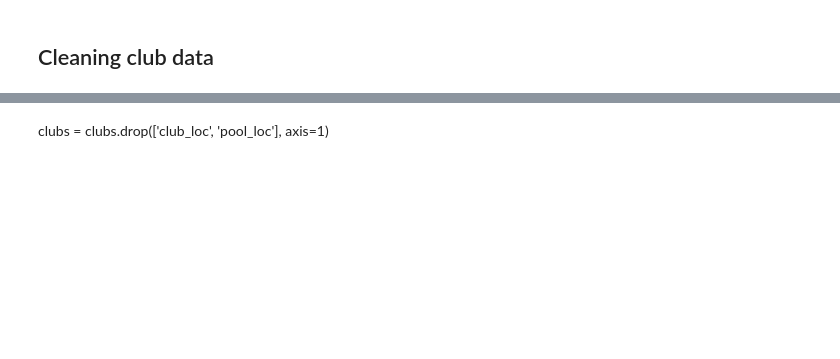
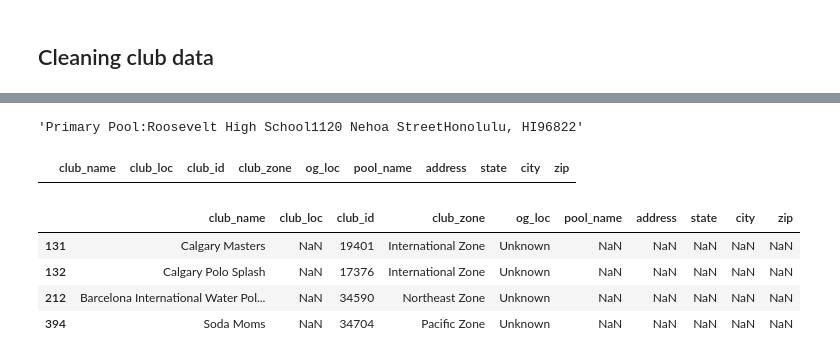
Before and after one commit to jessmontoya/Data_Science_Portfolio, a Jupyter notebook: USA_Water_Polo/Cleaning and combining Ranking and Club Info.ipynb, the cells around one changed output, grey strips where cells are left out. Saved outputs shown, nothing was run; the diff lists cells and outputs as text; code cells hidden in the pictures; blank space fills up the shorter version.

Commit message:
finish club address cleaning

```diff
--- a/USA_Water_Polo/Cleaning and combining Ranking and Club Info.ipynb
+++ b/USA_Water_Polo/Cleaning and combining Ranking and Club Info.ipynb
@@ -83,7 +129,0 @@ clubs[clubs['pool_name'].isnull()]
-# %%
-clubs['club_loc'] = clubs['club_loc'].str.replace('Rd ', 'Rd')
-clubs['club_loc'] = clubs['club_loc'].str.replace('Blvd ', 'Blvd')
-clubs['club_loc'] = clubs['club_loc'].str.replace('Lincoln ', 'Lincoln')
-clubs['club_loc'] = clubs['club_loc'].str.replace('St, ', 'St')
-clubs['club_loc'] = clubs['club_loc'].str.replace('St ', 'St')
-clubs.loc[clubs['pool_name'].str.contains(',', na=False), 'club_loc'] = clubs['club_loc'].str.replace(',',' ',1).str.strip()
@@ -94,7 +129,0 @@ clubs['address'] = clubs['address'].str.extract('(.+?)(?=\B[A-Z,])')
-# %%
-clubs['address'] = clubs['club_loc'].str.extract('([\w\s-]+),')
-# %%
-clubs.loc[clubs['address'].isnull(), 'club_loc'] = clubs['club_loc'].str.replace(',',' ',1).str.strip()
-clubs.loc[clubs['address'].isnull(), 'club_loc'] = clubs['club_loc'].str.replace('[\w\s]+[(?:\t)]+', '', 1)
-clubs.loc[clubs['address'].isnull(), 'address'] = clubs['club_loc'].str.extract('([\w\s]+),')
-clubs.loc[clubs['address'].isnull(), 'address'] = clubs['address'].str.extract('(.+)(?=\B[A-Z,])')
@@ -109,7 +130,3 @@ clubs[clubs['address'].isnull()]
-# %%
-clubs['state'] = clubs['club_loc'].str.extract('([A-Z]{2})')
-
-clubs['city'] = clubs['club_loc'].str.extract('[a-z]([A-Z][a-z]+\s*\w*)')
 # %%
 clubs.replace(u'\t',u'', regex=True, inplace=True)
 clubs.replace(u'\r',u'', regex=True, inplace=True)
@@ -117,5 +134,19 @@ clubs.replace(u'\n',u'', regex=True, inplace=True)
 # %%
 clubs['zip'] = np.nan
 clubs['zip'] = clubs['club_loc'].str.extract('([0-9]{5})\s?[0-9]*$')
-# %% [markdown]
-clubs = clubs.drop(['club_loc', 'pool_loc'], axis=1)
+# %%
+clubs.iloc[250, 4]
+# %% [output]
+'Primary Pool:Roosevelt High School1120 Nehoa StreetHonolulu, HI96822'
+# %%
+clubs[clubs['city'].str.contains('SwAlbany', na=False, flags=re.I)]
+# %% [output]
+|  | club_name | club_loc | club_id | club_zone | og_loc | pool_name | address | state | city | zip |
+# %%
+clubs[clubs['city'].isnull()]
+# %% [output]
+|  | club_name | club_loc | club_id | club_zone | og_loc | pool_name | address | state | city | zip |
+| 131 | Calgary Masters | NaN | 19401 | International Zone | Unknown | NaN | NaN | NaN | NaN | NaN |
+| 132 | Calgary Polo Splash | NaN | 17376 | International Zone | Unknown | NaN | NaN | NaN | NaN | NaN |
+| 212 | Barcelona International Water Pol... | NaN | 34590 | Northeast Zone | Unknown | NaN | NaN | NaN | NaN | NaN |
+| 394 | Soda Moms | NaN | 34704 | Pacific Zone | Unknown | NaN | NaN | NaN | NaN | NaN |
```
Also changed, not shown: parts of 19 cells of this notebook, 2 other files.
